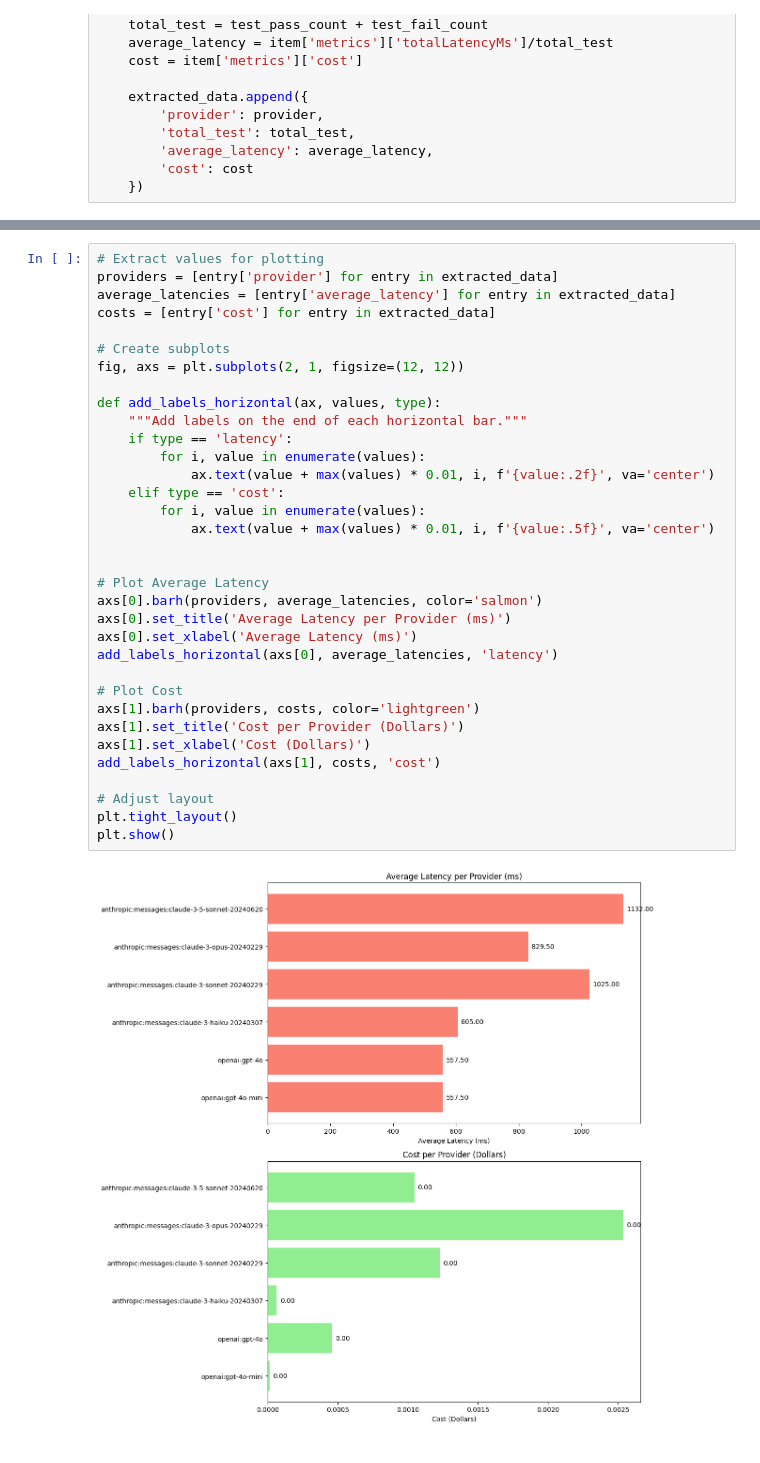
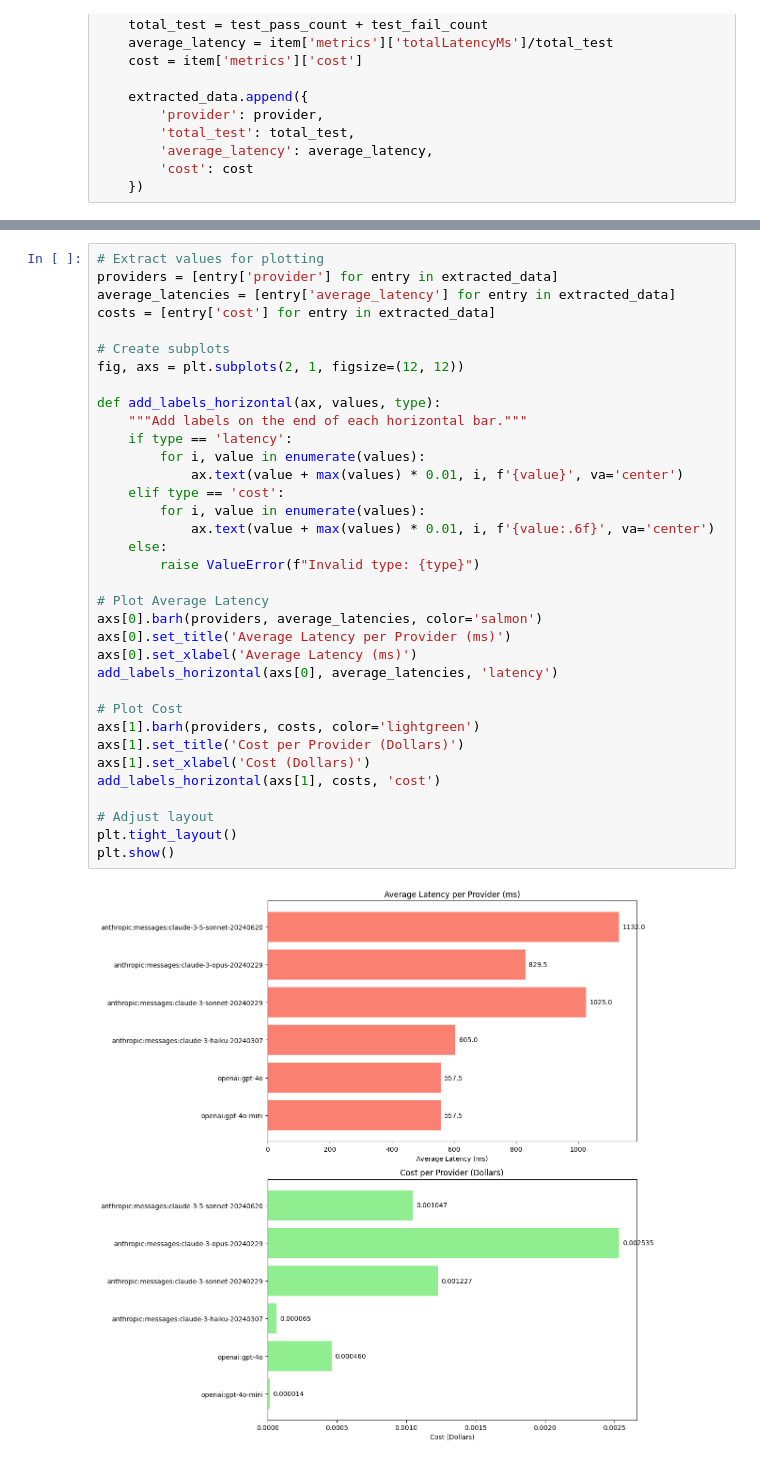
Before and after one commit to LeHoangTuanbk/promptfoo_demo, a Jupyter notebook: results/results_analysis.ipynb, the cells around one changed output, grey strips where cells are left out. Drawn from its saved outputs; the diff is of its cells as text.

```diff
--- a/results/results_analysis.ipynb
+++ b/results/results_analysis.ipynb
@@ -78,34 +40,35 @@ extracted_data
 providers = [entry['provider'] for entry in extracted_data]
 average_latencies = [entry['average_latency'] for entry in extracted_data]
 costs = [entry['cost'] for entry in extracted_data]
 
 # Create subplots
 fig, axs = plt.subplots(2, 1, figsize=(12, 12))
 
 def add_labels_horizontal(ax, values, type):
     """Add labels on the end of each horizontal bar."""
     if type == 'latency':
         for i, value in enumerate(values):
-            ax.text(value + max(values) * 0.01, i, f'{value:.2f}', va='center')
+            ax.text(value + max(values) * 0.01, i, f'{value}', va='center')
     elif type == 'cost':
         for i, value in enumerate(values):
-            ax.text(value + max(values) * 0.01, i, f'{value:.5f}', va='center')
-
+            ax.text(value + max(values) * 0.01, i, f'{value:.6f}', va='center')
+    else:
+        raise ValueError(f"Invalid type: {type}")
 
 # Plot Average Latency
 axs[0].barh(providers, average_latencies, color='salmon')
 axs[0].set_title('Average Latency per Provider (ms)')
 axs[0].set_xlabel('Average Latency (ms)')
 add_labels_horizontal(axs[0], average_latencies, 'latency')
 
 # Plot Cost
 axs[1].barh(providers, costs, color='lightgreen')
 axs[1].set_title('Cost per Provider (Dollars)')
 axs[1].set_xlabel('Cost (Dollars)')
 add_labels_horizontal(axs[1], costs, 'cost')
 
 # Adjust layout
 plt.tight_layout()
 plt.show()
 # %% [output]
-[figure, old version]
+[figure, new version]
```
Also changed, not shown: parts of 2 cells of this notebook.
